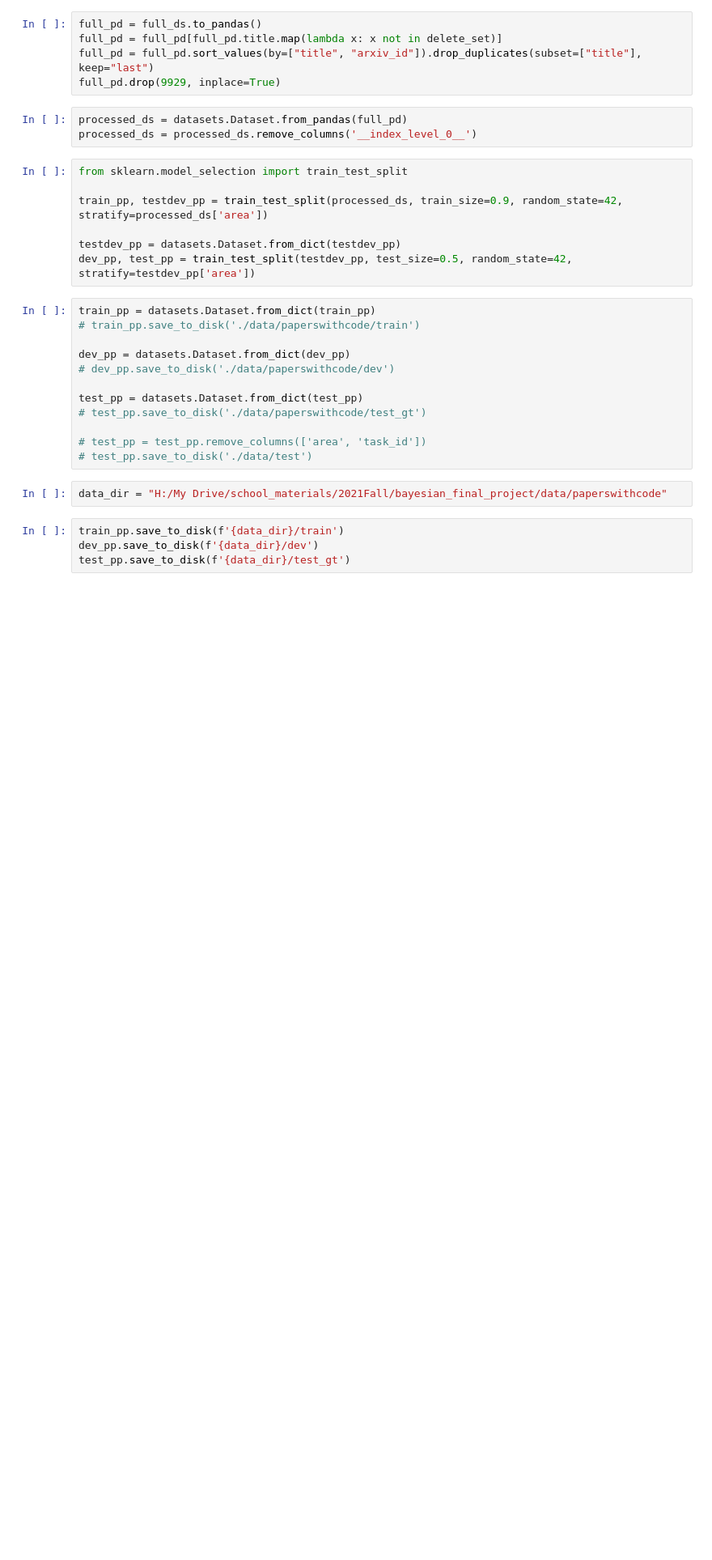
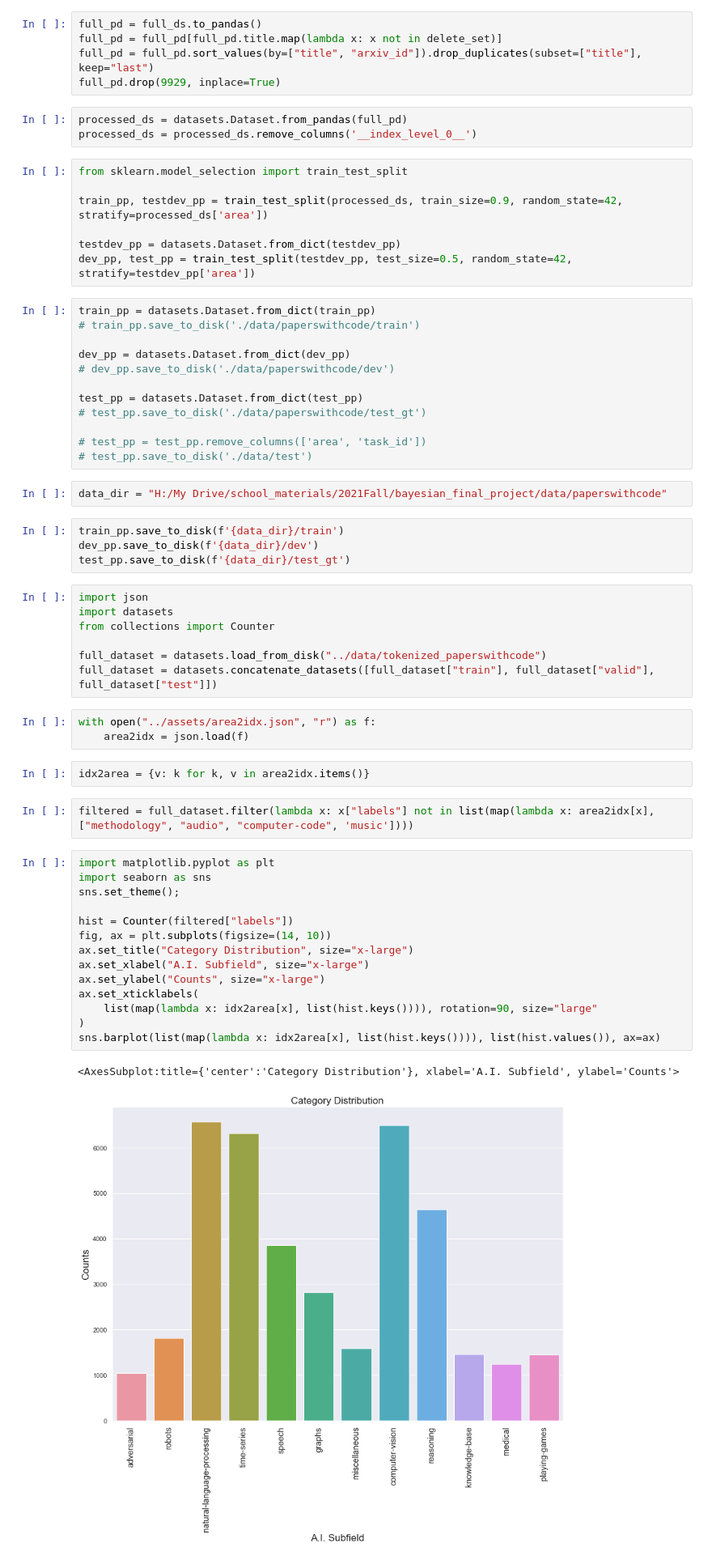
Before and after one commit to 1pha/BayesianActiveLearning, a Jupyter notebook: notebook/preprocess.ipynb, the cells around one changed output. Shown: that part at 81% size. Drawn from its saved outputs; the diff is of its cells as text; blank space fills up the shorter version.

Commit message:
[data] balanced data. removed 4 labels

```diff
--- a/notebook/preprocess.ipynb
+++ b/notebook/preprocess.ipynb
@@ -90,3 +90,34 @@ data_dir = "H:/My Drive/school_materials/2021Fall/bayesian_final_project/data/pa
 train_pp.save_to_disk(f'{data_dir}/train')
 dev_pp.save_to_disk(f'{data_dir}/dev')
 test_pp.save_to_disk(f'{data_dir}/test_gt')
+# %%
+import json
+import datasets
+from collections import Counter
+
+full_dataset = datasets.load_from_disk("../data/tokenized_paperswithcode")
+full_dataset = datasets.concatenate_datasets([full_dataset["train"], full_dataset["valid"], full_dataset["test"]])
+# %%
+with open("../assets/area2idx.json", "r") as f:
+    area2idx = json.load(f)
+# %%
+idx2area = {v: k for k, v in area2idx.items()}
+# %%
+filtered = full_dataset.filter(lambda x: x["labels"] not in list(map(lambda x: area2idx[x], ["methodology", "audio", "computer-code", 'music'])))
+# %%
+import matplotlib.pyplot as plt
+import seaborn as sns
+sns.set_theme();
+
+hist = Counter(filtered["labels"])
+fig, ax = plt.subplots(figsize=(14, 10))
+ax.set_title("Category Distribution", size="x-large")
+ax.set_xlabel("A.I. Subfield", size="x-large")
+ax.set_ylabel("Counts", size="x-large")
+ax.set_xticklabels(
+    list(map(lambda x: idx2area[x], list(hist.keys()))), rotation=90, size="large"
+)
+sns.barplot(list(map(lambda x: idx2area[x], list(hist.keys()))), list(hist.values()), ax=ax)
+# %% [output]
+<AxesSubplot:title={'center':'Category Distribution'}, xlabel='A.I. Subfield', ylabel='Counts'>
+[figure, added]
```
Also changed, not shown: parts of 7 cells of this notebook, 14 other files.
